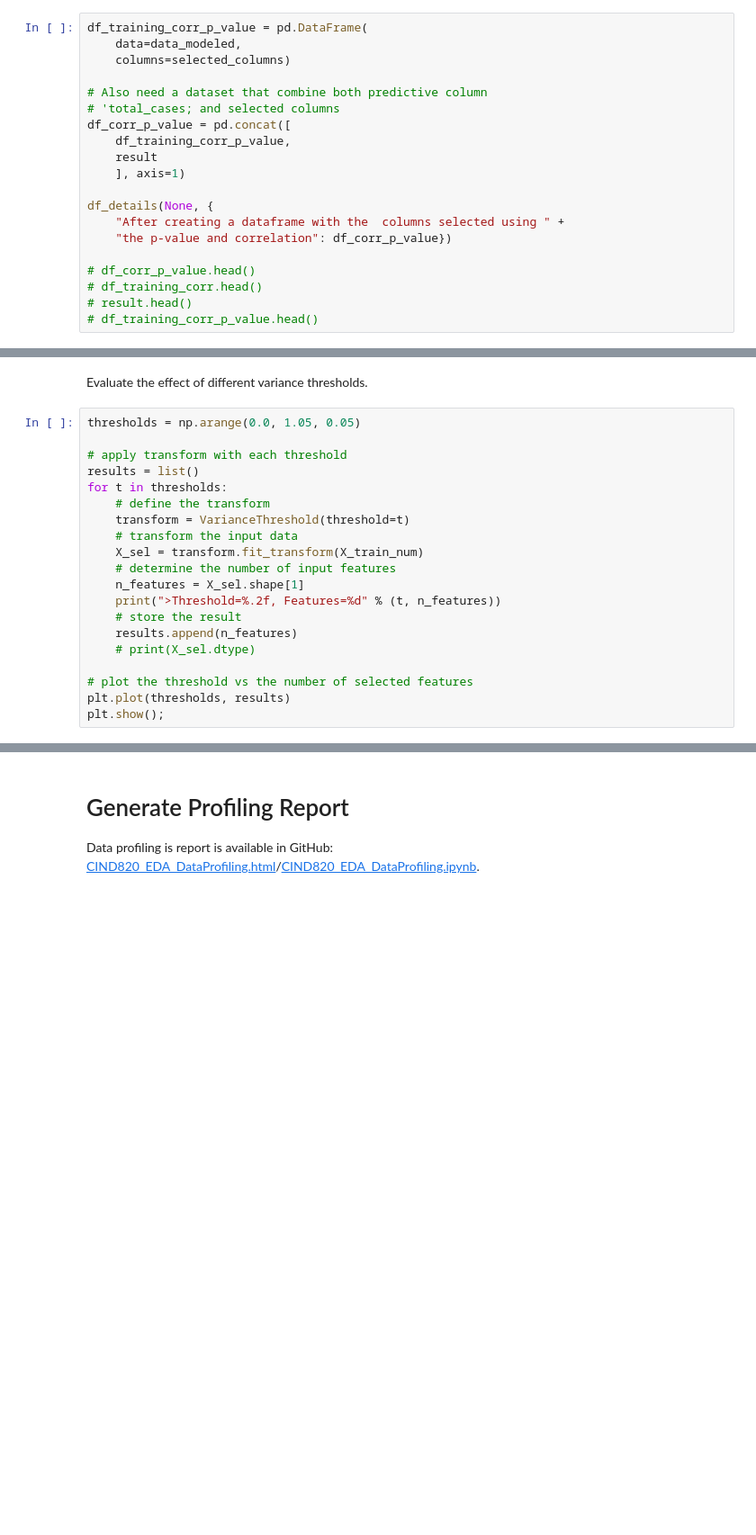
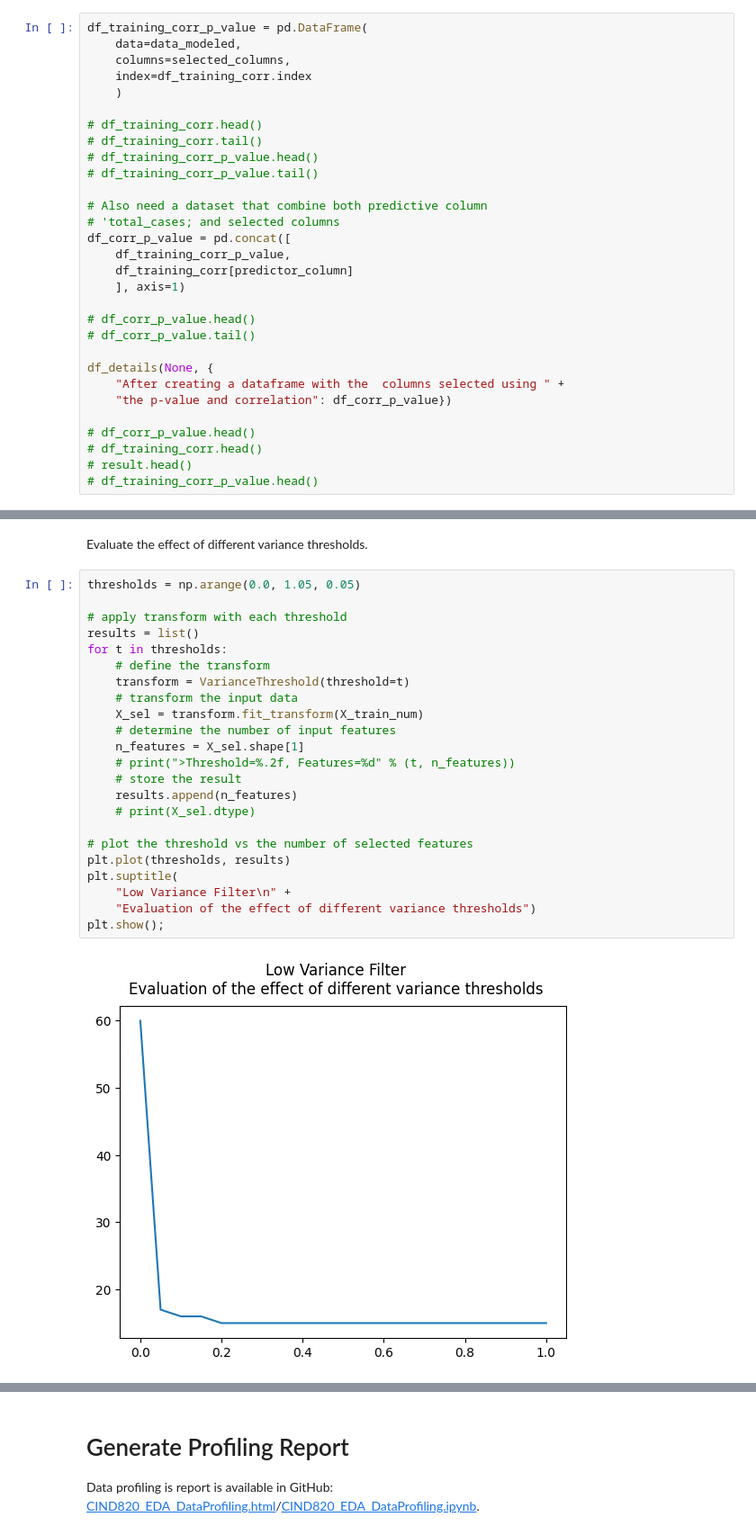
Before and after one commit to aamadorc/CIND820, a Jupyter notebook: CIND820_EDA.ipynb, the cells around one changed output, grey strips where cells are left out. Shown at 90% size. Drawn from its saved outputs; the diff is of its cells as text; blank space fills up the shorter version.

```diff
--- a/CIND820_EDA.ipynb
+++ b/CIND820_EDA.ipynb
@@ -922,14 +928,24 @@ Creating a dataframe with the columns selected using the p-value and correlation
 # %%
 df_training_corr_p_value = pd.DataFrame(
     data=data_modeled,
-    columns=selected_columns)
+    columns=selected_columns,
+    index=df_training_corr.index
+    )
+
+# df_training_corr.head()
+# df_training_corr.tail()
+# df_training_corr_p_value.head()
+# df_training_corr_p_value.tail()
 
 # Also need a dataset that combine both predictive column
 # 'total_cases; and selected columns
 df_corr_p_value = pd.concat([
     df_training_corr_p_value,
-    result
+    df_training_corr[predictor_column]
     ], axis=1)
+
+# df_corr_p_value.head()
+# df_corr_p_value.tail()
 
 df_details(None, {
     "After creating a dataframe with the  columns selected using " +
@@ -1002,21 +997,25 @@ Evaluate the effect of different variance thresholds.
 # %%
 thresholds = np.arange(0.0, 1.05, 0.05)
 
 # apply transform with each threshold
 results = list()
 for t in thresholds:
     # define the transform
     transform = VarianceThreshold(threshold=t)
     # transform the input data
     X_sel = transform.fit_transform(X_train_num)
     # determine the number of input features
     n_features = X_sel.shape[1]
-    print(">Threshold=%.2f, Features=%d" % (t, n_features))
+    # print(">Threshold=%.2f, Features=%d" % (t, n_features))
     # store the result
     results.append(n_features)
     # print(X_sel.dtype)
 
 # plot the threshold vs the number of selected features
 plt.plot(thresholds, results)
+plt.suptitle(
+    "Low Variance Filter\n" +
+    "Evaluation of the effect of different variance thresholds")
 plt.show();
 # %% [output]
+[figure, new version]
```
Also changed, not shown: parts of 33 cells of this notebook, 1 other file.
